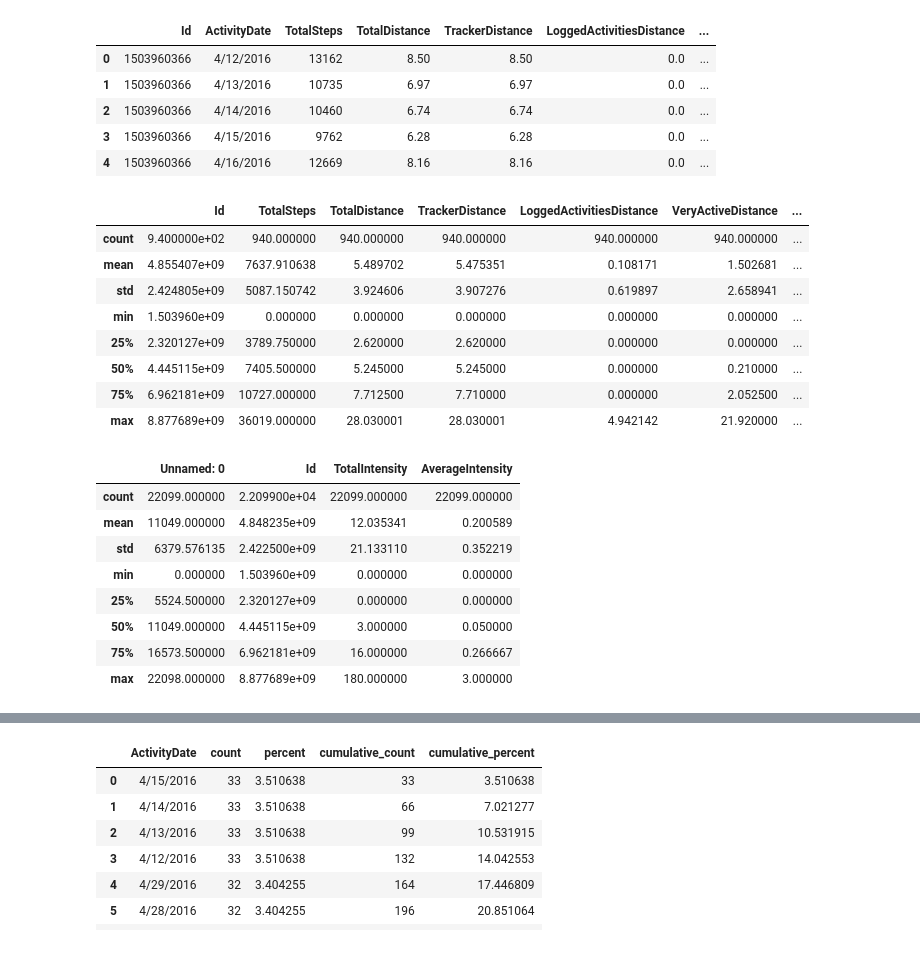
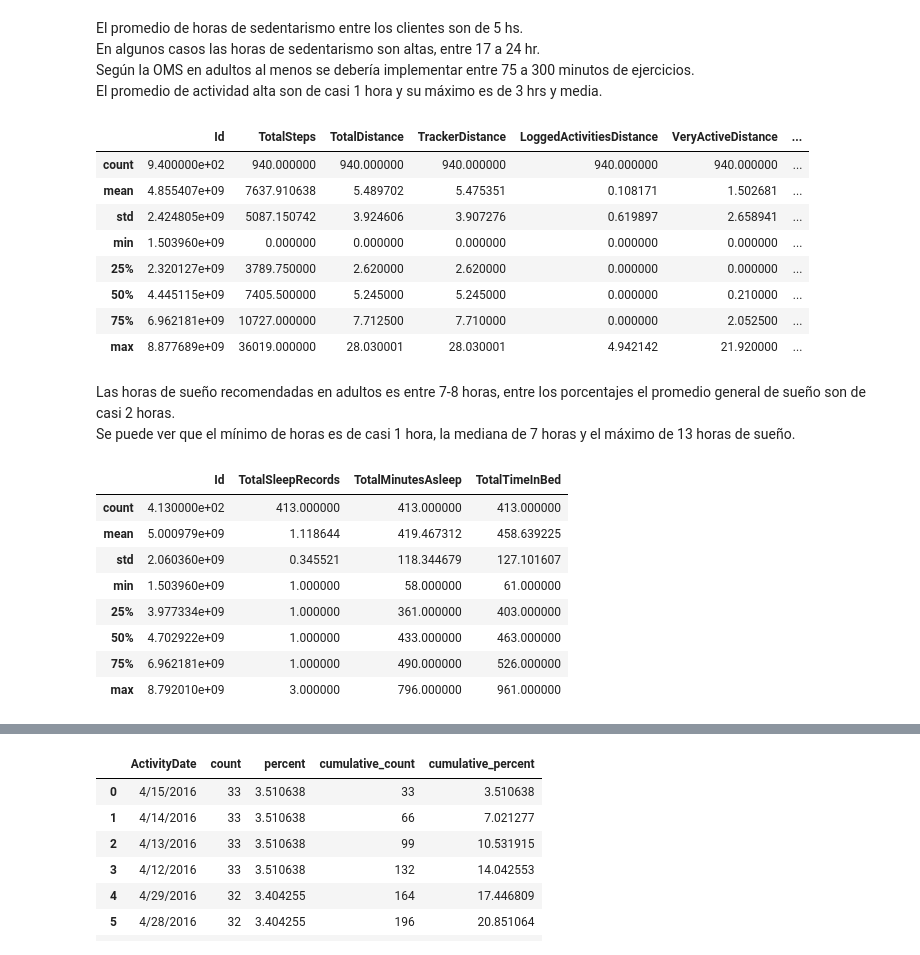
Before and after one commit to Marmalink/Bellabeat_Proyect, a Jupyter notebook: AnalisisYVisualizacion.ipynb, the cells around one changed output, grey strips where cells are left out. Saved outputs shown, nothing was run; the diff lists cells and outputs as text; code cells hidden in the pictures.

```diff
--- a/AnalisisYVisualizacion.ipynb
+++ b/AnalisisYVisualizacion.ipynb
@@ -5,44 +5,44 @@ import matplotlib.pyplot as plt
 import numpy as np
 import seaborn as sns
 # %%
-activity = pd.read_csv('/home/Escritorio/ProyectoBellaBeat/Fitabase Data 4.12.16-5.12.16/dailyActivity_merged.csv')
-intensities = pd.read_csv('/home/Escritorio/ProyectoBellaBeat/intensities.csv')
-calories = pd.read_csv('/home/Escritorio/ProyectoBellaBeat/calories.csv')
-sleep = pd.read_csv('/home/Escritorio/ProyectoBellaBeat/sleep.csv')
+activity = pd.read_csv('/home/Escritorio/Bellabeat_Proyect/dailyActivity_merged.csv')
+intensities = pd.read_csv('/home/Escritorio/Bellabeat_Proyect/intensities.csv')
+calories = pd.read_csv('/home/Escritorio/Bellabeat_Proyect/calories.csv')
+sleep = pd.read_csv('/home/Escritorio/Bellabeat_Proyect/sleep.csv')
+stress = pd.read_csv('/home/Escritorio/Bellabeat_Proyect/stress.csv')
+# %% [markdown]
+El promedio de horas de sedentarismo entre los clientes son de 5 hs.
+<br>
+En algunos casos las horas de sedentarismo son altas, entre 17 a 24 hr.
+<br>
+Según la OMS en adultos al menos se debería implementar entre 75 a 300 minutos de ejercicios.
+<br>
+El promedio de actividad alta son de casi 1 hora y su máximo es de 3 hrs y media.
 # %%
-activity.head()
+activity.describe()
 # %% [output]
-|  | Id | ActivityDate | TotalSteps | TotalDistance | TrackerDistance | LoggedActivitiesDistance | ... |
-| 0 | 1503960366 | 4/12/2016 | 13162 | 8.50 | 8.50 | 0.0 | ... |
-| 1 | 1503960366 | 4/13/2016 | 10735 | 6.97 | 6.97 | 0.0 | ... |
-| 2 | 1503960366 | 4/14/2016 | 10460 | 6.74 | 6.74 | 0.0 | ... |
-| 3 | 1503960366 | 4/15/2016 | 9762 | 6.28 | 6.28 | 0.0 | ... |
-| 4 | 1503960366 | 4/16/2016 | 12669 | 8.16 | 8.16 | 0.0 | ... |
+|  | Id | TotalSteps | TotalDistance | TrackerDistance | LoggedActivitiesDistance | VeryActiveDistance | ... |
+| count | 9.400000e+02 | 940.000000 | 940.000000 | 940.000000 | 940.000000 | 940.000000 | ... |
+| mean | 4.855407e+09 | 7637.910638 | 5.489702 | 5.475351 | 0.108171 | 1.502681 | ... |
+| std | 2.424805e+09 | 5087.150742 | 3.924606 | 3.907276 | 0.619897 | 2.658941 | ... |
+| min | 1.503960e+09 | 0.000000 | 0.000000 | 0.000000 | 0.000000 | 0.000000 | ... |
+| 25% | 2.320127e+09 | 3789.750000 | 2.620000 | 2.620000 | 0.000000 | 0.000000 | ... |
+| 50% | 4.445115e+09 | 7405.500000 | 5.245000 | 5.245000 | 0.000000 | 0.210000 | ... |
+| 75% | 6.962181e+09 | 10727.000000 | 7.712500 | 7.710000 | 0.000000 | 2.052500 | ... |
+| max | 8.877689e+09 | 36019.000000 | 28.030001 | 28.030001 | 4.942142 | 21.920000 | ... |
-# %%
-activity.describe()
-# El promedio de horas de sedentarismo entre los clientes son de 5 hs.
-# En algunos casos las horas de sedentarismo son altas, entre 17 a 24 hr.
-# Según la OMS en adultos al menos se debería implementar entre 75 a 300 minutos de ejercicios.
-# El promedio de actividad alta son de casi 1 hora y su máximo es de 3 hrs y media.
-# %% [output]
-|  | Id | TotalSteps | TotalDistance | TrackerDistance | LoggedActivitiesDistance | VeryActiveDistance | ... |
-| count | 9.400000e+02 | 940.000000 | 940.000000 | 940.000000 | 940.000000 | 940.000000 | ... |
-| mean | 4.855407e+09 | 7637.910638 | 5.489702 | 5.475351 | 0.108171 | 1.502681 | ... |
-| std | 2.424805e+09 | 5087.150742 | 3.924606 | 3.907276 | 0.619897 | 2.658941 | ... |
-| min | 1.503960e+09 | 0.000000 | 0.000000 | 0.000000 | 0.000000 | 0.000000 | ... |
-| 25% | 2.320127e+09 | 3789.750000 | 2.620000 | 2.620000 | 0.000000 | 0.000000 | ... |
-| 50% | 4.445115e+09 | 7405.500000 | 5.245000 | 5.245000 | 0.000000 | 0.210000 | ... |
-| 75% | 6.962181e+09 | 10727.000000 | 7.712500 | 7.710000 | 0.000000 | 2.052500 | ... |
-| max | 8.877689e+09 | 36019.000000 | 28.030001 | 28.030001 | 4.942142 | 21.920000 | ... |
+# %% [markdown]
+Las horas de sueño recomendadas en adultos es entre 7-8 horas, entre los porcentajes el promedio general de sueño son de casi 2 horas.
+<br>
+Se puede ver que el mínimo de horas es de casi 1 hora, la mediana de 7 horas y el máximo de 13 horas de sueño.
 # %%
-intensities.describe()
+sleep.describe()
 # %% [output]
-|  | Unnamed: 0 | Id | TotalIntensity | AverageIntensity |
-| count | 22099.000000 | 2.209900e+04 | 22099.000000 | 22099.000000 |
-| mean | 11049.000000 | 4.848235e+09 | 12.035341 | 0.200589 |
-| std | 6379.576135 | 2.422500e+09 | 21.133110 | 0.352219 |
-| min | 0.000000 | 1.503960e+09 | 0.000000 | 0.000000 |
-| 25% | 5524.500000 | 2.320127e+09 | 0.000000 | 0.000000 |
-| 50% | 11049.000000 | 4.445115e+09 | 3.000000 | 0.050000 |
-| 75% | 16573.500000 | 6.962181e+09 | 16.000000 | 0.266667 |
-| max | 22098.000000 | 8.877689e+09 | 180.000000 | 3.000000 |
+|  | Id | TotalSleepRecords | TotalMinutesAsleep | TotalTimeInBed |
+| count | 4.130000e+02 | 413.000000 | 413.000000 | 413.000000 |
+| mean | 5.000979e+09 | 1.118644 | 419.467312 | 458.639225 |
+| std | 2.060360e+09 | 0.345521 | 118.344679 | 127.101607 |
+| min | 1.503960e+09 | 1.000000 | 58.000000 | 61.000000 |
+| 25% | 3.977334e+09 | 1.000000 | 361.000000 | 403.000000 |
+| 50% | 4.702922e+09 | 1.000000 | 433.000000 | 463.000000 |
+| 75% | 6.962181e+09 | 1.000000 | 490.000000 | 526.000000 |
+| max | 8.792010e+09 | 3.000000 | 796.000000 | 961.000000 |
```
Also changed, not shown: parts of 23 cells of this notebook, 1 other file.
